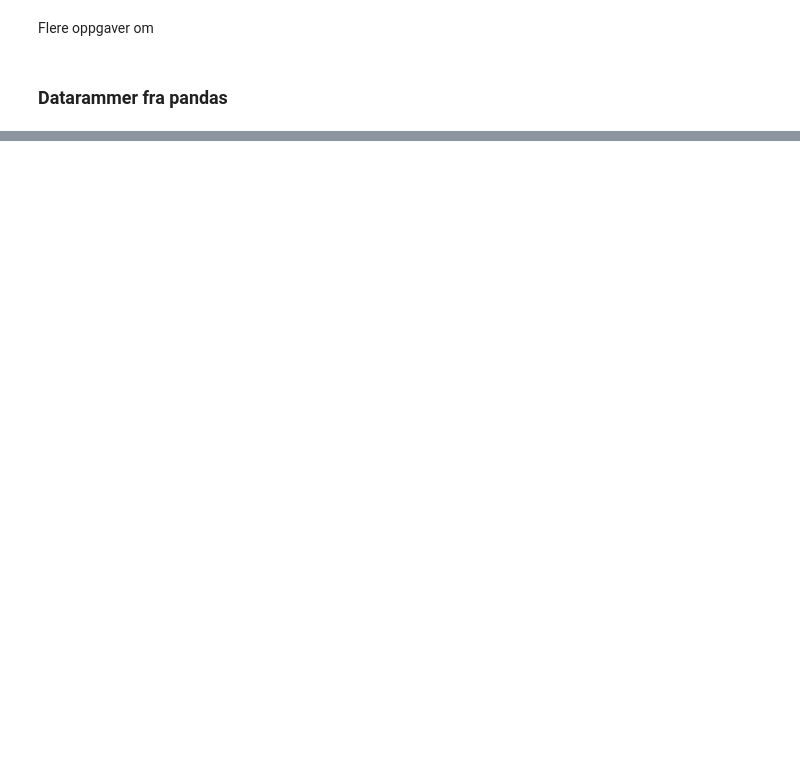
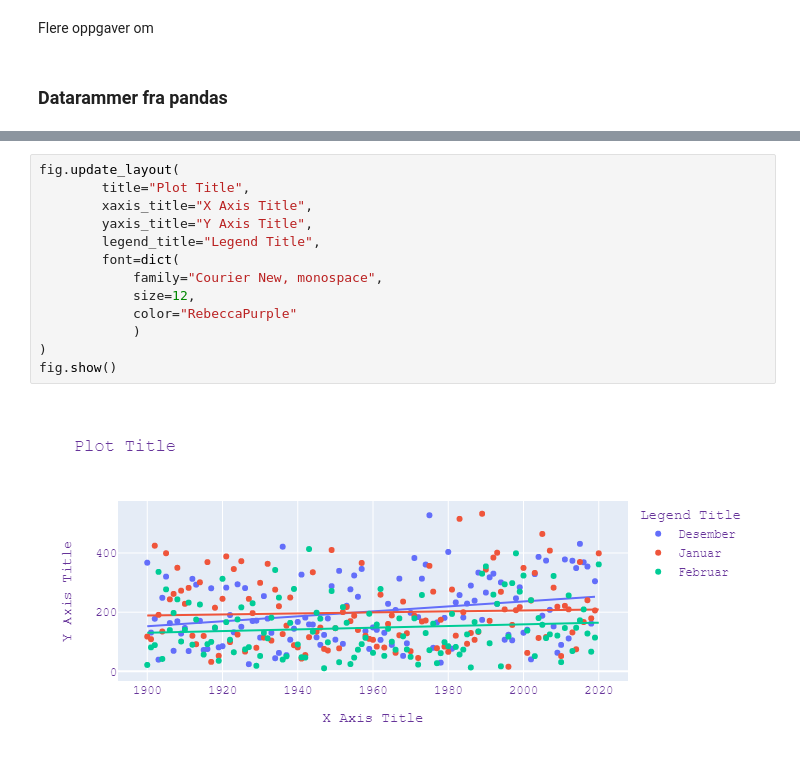
Before and after one commit to LektorB/ProgMod, a Jupyter notebook: Variabler_og_datatyper.ipynb, the cells around one changed output, grey strips where cells are left out. Saved outputs shown, nothing was run; the diff lists cells and outputs as text; blank space fills up the shorter version.

```diff
--- a/Variabler_og_datatyper.ipynb
+++ b/Variabler_og_datatyper.ipynb
@@ -387,0 +426,15 @@ TypeError: can't convert complex to float
+# %%
+fig.update_layout(
+        title="Plot Title",
+        xaxis_title="X Axis Title",
+        yaxis_title="Y Axis Title",
+        legend_title="Legend Title",
+        font=dict(
+            family="Courier New, monospace",
+            size=12,
+            color="RebeccaPurple"
+            )
+)
+fig.show()
+# %% [output]
+[figure, added]
```
Also changed, not shown: parts of 20 cells of this notebook, 3 other files.
